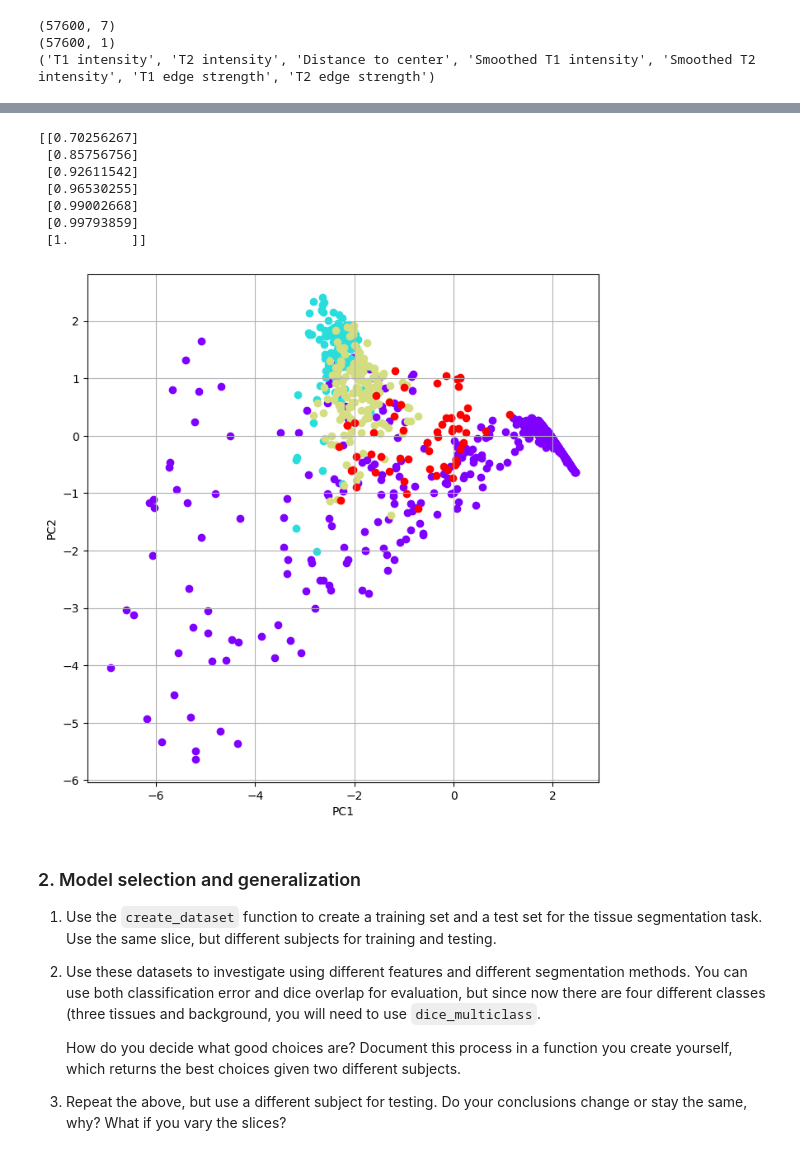
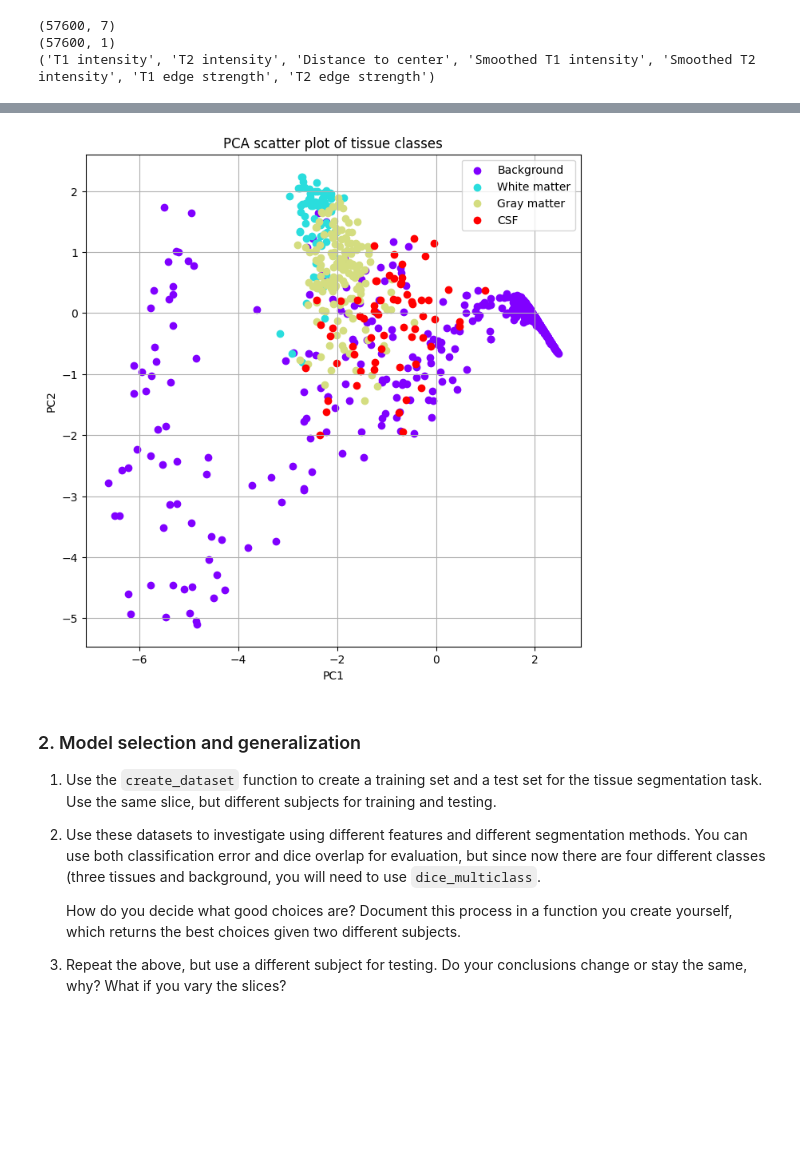
Before and after one commit to Mathis-Poel/8be030_project_MIA, a Jupyter notebook: reader/2.6_segmentation_project.ipynb, the cells around one changed output, grey strips where cells are left out. Saved outputs shown, nothing was run; the diff lists cells and outputs as text; code cells hidden in the pictures; blank space fills up the shorter version.

```diff
--- a/reader/2.6_segmentation_project.ipynb
+++ b/reader/2.6_segmentation_project.ipynb
@@ -116,23 +134,30 @@ plt.show()
 # %%
 # PCA
-X_norm, _ = seg.normalize_data(X)
-X_pca, U, Lambda, fraction_variance = seg.mypca(X_norm)
+# X_norm, _ = seg.normalize_data(X)
+# X_pca, U, Lambda, fraction_variance = seg.mypca(X_norm)
 
-print(fraction_variance)
+# print(fraction_variance)
 
-util.scatter_data(X_pca, Y.flatten(), feature0=0, feature1=1)
-plt.xlabel("PC1")
-plt.ylabel("PC2")
-plt.show()
+# util.scatter_data(X_pca, Y.flatten(), feature0=0, feature1=1)
+# plt.xlabel("PC1")
+# plt.ylabel("PC2")
+# plt.show()
-# %% [output]
-[[0.70256267]
- [0.85756756]
- [0.92611542]
- [0.96530255]
- [0.99002668]
- [0.99793859]
- [1.        ]]
-[figure, removed]
+# %%
+X_norm, _ = seg.normalize_data(X)
+X_pca, U, Lambda, fraction_variance = seg.mypca(X_norm)
+
+ax = util.scatter_data(X_pca, Y.flatten(), feature0=0, feature1=1)
+
+ax.set_xlabel("PC1")
+ax.set_ylabel("PC2")
+ax.set_title("PCA scatter plot of tissue classes")
+
+handles, old_labels = ax.get_legend_handles_labels()
+ax.legend(handles, new_labels)
+
+plt.show()
+# %% [output]
+[figure, added]
 # %% [markdown]
 ### 2. Model selection and generalization
 
```
Also changed, not shown: parts of 4 cells of this notebook, 1 other file.
